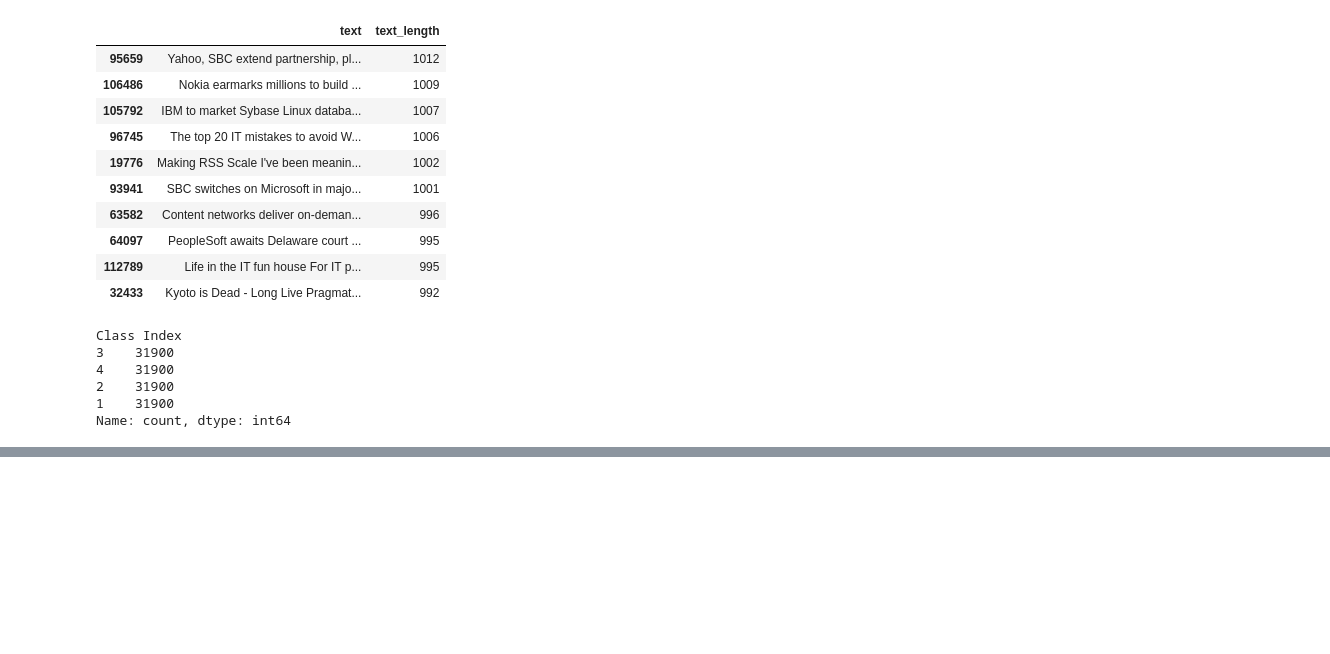
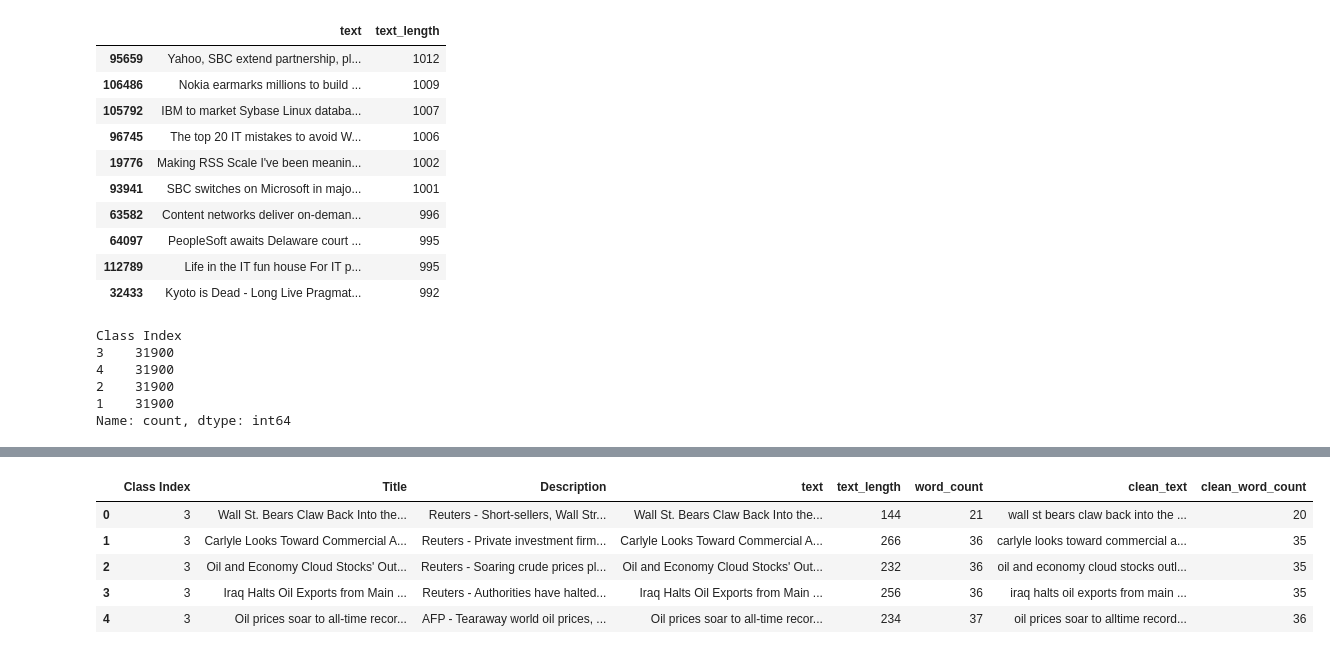
Before and after one commit to ranjansinghds/News-Article-Clustering-NLP-Project, a Jupyter notebook: News_Articles_Clustering_Project.ipynb, the cells around one changed output, grey strips where cells are left out. Drawn from its saved outputs; the diff is of its cells as text; code cells hidden in the pictures; blank space fills up the shorter version.

```diff
--- a/News_Articles_Clustering_Project.ipynb
+++ b/News_Articles_Clustering_Project.ipynb
@@ -298,0 +298,18 @@ Passing `palette` without assigning `hue` is deprecated and will be removed in v
+# %%
+def clean_text(text):
+
+    text = str(text).lower() # Convert text to lowercase
+
+    text = re.sub(r'http\S+|www\S+|https\S+', '', text) #Remove URLs
+
+    text = re.sub(r'<.*?>', '', text) # Remove HTML tags
+
+    text = re.sub(r'\d+', '', text) # Remove numbers
+
+    text = text.translate(str.maketrans('', '', string.punctuation)) # Remove punctuation
+
+    text = re.sub(r'\s+', ' ', text).strip() # Remove extra space
+
+    return text
+# %%
+news_df['clean_text'] = news_df['text'].apply(clean_text)
@@ -298,0 +330,3 @@ Passing `palette` without assigning `hue` is deprecated and will be removed in v
+# %%
+# Count the number of words in each cleaned text
+news_df['clean_word_count'] = news_df['clean_text'].str.split().str.len()
@@ -298,0 +350,2 @@ Passing `palette` without assigning `hue` is deprecated and will be removed in v
+# %%
+news_df = news_df.drop_duplicates(subset='clean_text').reset_index(drop=True)
@@ -298,0 +370,9 @@ Passing `palette` without assigning `hue` is deprecated and will be removed in v
+# %%
+news_df.head()
+# %% [output]
+|  | Class Index | Title | Description | text | text_length | word_count | clean_text | clean_word_count |
+| 0 | 3 | Wall St. Bears Claw Back Into the... | Reuters - Short-sellers, Wall Str... | Wall St. Bears Claw Back Into the... | 144 | 21 | wall st bears claw back into the ... | 20 |
+| 1 | 3 | Carlyle Looks Toward Commercial A... | Reuters - Private investment firm... | Carlyle Looks Toward Commercial A... | 266 | 36 | carlyle looks toward commercial a... | 35 |
+| 2 | 3 | Oil and Economy Cloud Stocks' Out... | Reuters - Soaring crude prices pl... | Oil and Economy Cloud Stocks' Out... | 232 | 36 | oil and economy cloud stocks outl... | 35 |
+| 3 | 3 | Iraq Halts Oil Exports from Main ... | Reuters - Authorities have halted... | Iraq Halts Oil Exports from Main ... | 256 | 36 | iraq halts oil exports from main ... | 35 |
+| 4 | 3 | Oil prices soar to all-time recor... | AFP - Tearaway world oil prices, ... | Oil prices soar to all-time recor... | 234 | 37 | oil prices soar to alltime record... | 36 |
```
Also changed, not shown: parts of 11 cells of this notebook.
